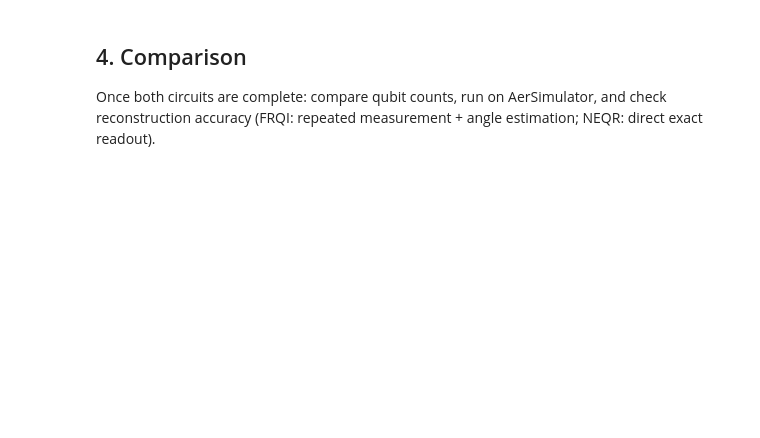
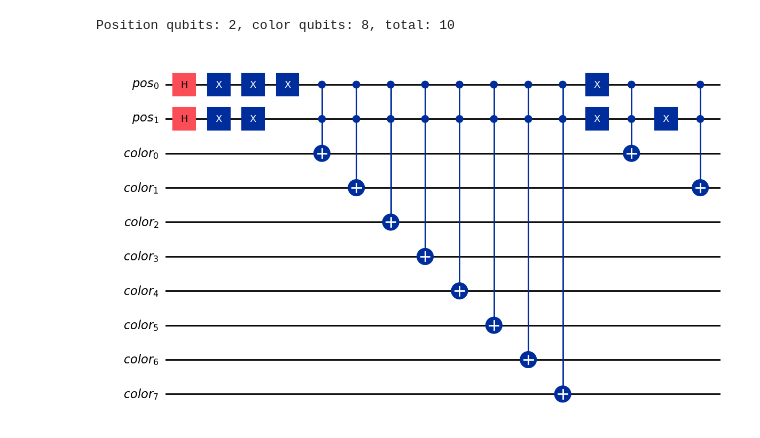
Before and after one commit to Pushkar0997/qi26_25, a Jupyter notebook: track_a_vision/encoding/frqi_neqr_starter.ipynb, the cells around one changed output. Cells and saved outputs as stored; diff of their text form; code cells hidden in the pictures; blank space fills up the shorter version.

```diff
--- a/track_a_vision/encoding/frqi_neqr_starter.ipynb
+++ b/track_a_vision/encoding/frqi_neqr_starter.ipynb
@@ -61,26 +87,40 @@ For a 2x2 patch: 2 position qubits + 8 color qubits = 10 qubits total.
 # %%
 def build_neqr_circuit(patch, bit_depth=8):
     flat = patch.flatten()
     n_pixels = len(flat)
     n_pos_qubits = int(np.ceil(np.log2(n_pixels)))
 
     pos = QuantumRegister(n_pos_qubits, 'pos')
     color = QuantumRegister(bit_depth, 'color')
     qc = QuantumCircuit(pos, color)
 
     qc.h(pos)
 
-    # TODO: for each pixel i, apply multi-controlled X gates
-    # (controlled on position == i) to set the color register
-    # to the exact binary value of that pixel.
+    for i, val in enumerate(flat):
+        bin_pos = format(i, f'0{n_pos_qubits}b')
+        bin_val = format(int(val), f'0{bit_depth}b')  # exact binary pixel value, MSB first
+
+        for j, bit in enumerate(bin_pos):
+            if bit == '0':
+                qc.x(pos[j])
+
+        for k, bit in enumerate(bin_val):
+            if bit == '1':
+                if n_pos_qubits > 0:
+                    gate = XGate().control(n_pos_qubits)
+                    qc.append(gate, list(pos) + [color[k]])
+                else:
+                    qc.x(color[k])
+
+        for j, bit in enumerate(bin_pos):
+            if bit == '0':
+                qc.x(pos[j])
 
     return qc, n_pos_qubits, bit_depth
 
-qc_neqr, n_pos_qubits, bit_depth = build_neqr_circuit(patch)
-print(f"Position qubits: {n_pos_qubits}, color qubits: {bit_depth}, total: {n_pos_qubits + bit_depth}")
-qc_neqr.draw('mpl')
+neqr_qc, n_pos2, bit_depth = build_neqr_circuit(patch)
+print(f"Position qubits: {n_pos2}, color qubits: {bit_depth}, total: {n_pos2 + bit_depth}")
+neqr_qc.draw('mpl')
+# %% [output]
+Position qubits: 2, color qubits: 8, total: 10
+[figure, added]
-# %% [markdown]
-## 4. Comparison
-
-Once both circuits are complete: compare qubit counts, run on AerSimulator, and check reconstruction accuracy
-(FRQI: repeated measurement + angle estimation; NEQR: direct exact readout).
```
Also changed, not shown: parts of 19 cells of this notebook, 3 other files.
